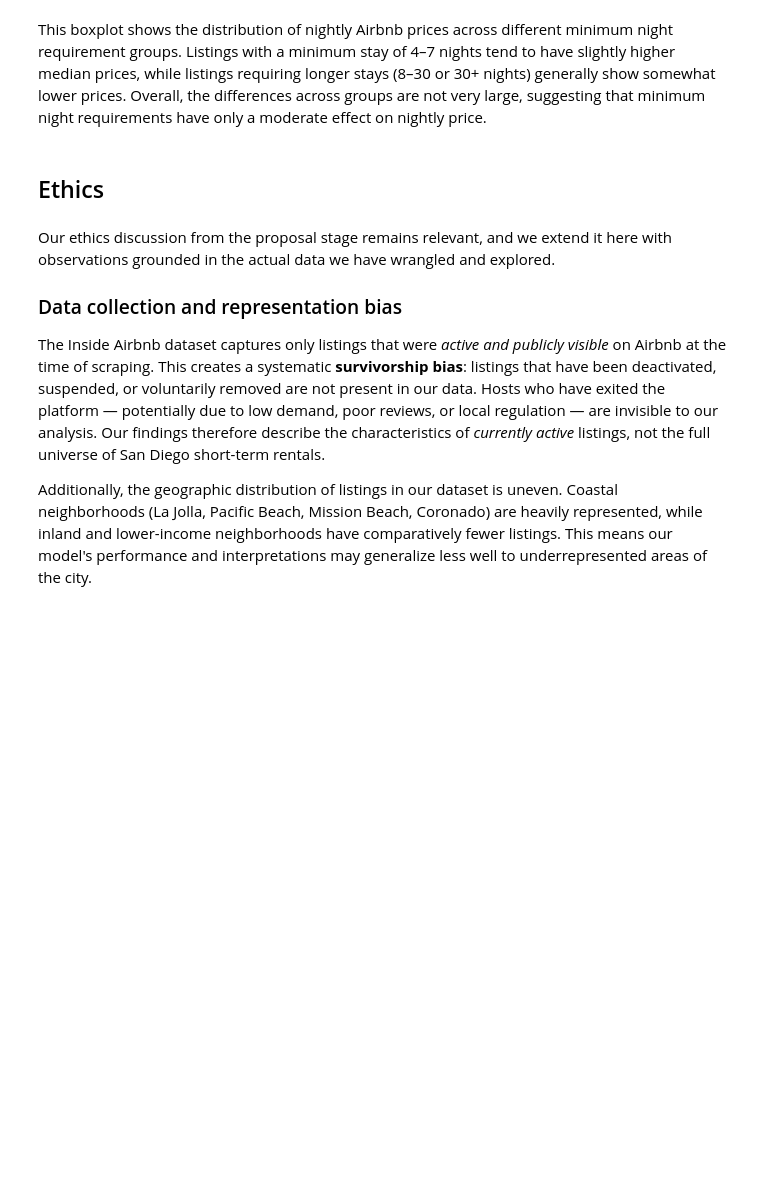
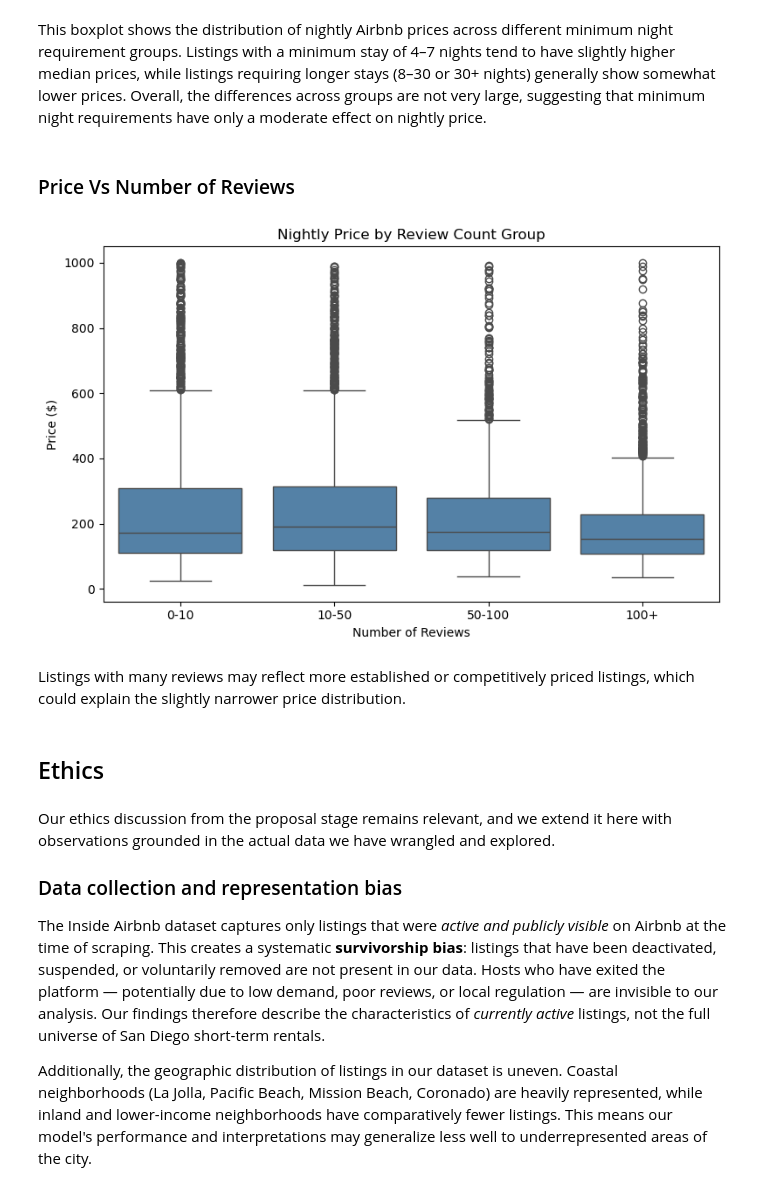
Before and after one commit to COGS108/Group082_WI26, a Jupyter notebook: 02-EDACheckpoint.ipynb, the cells around one changed output. Drawn from its saved outputs; the diff is of its cells as text; code cells hidden in the pictures; blank space fills up the shorter version.

```diff
--- a/02-EDACheckpoint.ipynb
+++ b/02-EDACheckpoint.ipynb
@@ -608,5 +656,34 @@ See the caveats in the documentation: https://pandas.pydata.org/pandas-docs/stab
 # %% [markdown]
 This boxplot shows the distribution of nightly Airbnb prices across different minimum night requirement groups. Listings with a minimum stay of 4–7 nights tend to have slightly higher median prices, while listings requiring longer stays (8–30 or 30+ nights) generally show somewhat lower prices. Overall, the differences across groups are not very large, suggesting that minimum night requirements have only a moderate effect on nightly price.
+# %% [markdown]
+###  Price Vs Number of Reviews
+# %%
+filtered = listings[listings['price_num'] <= 1000].copy()
+filtered['review_group'] = pd.cut(
+    filtered['number_of_reviews'],
+    bins=[0,10,50,100,2000],
+    labels=['0-10','10-50','50-100','100+']
+)
+
+plt.figure(figsize=(8,5))
+
+sns.boxplot(
+    data=filtered,
+    x='review_group',
+    y='price_num',
+    color='steelblue'
+)
+
+plt.title("Nightly Price by Review Count Group")
+plt.xlabel("Number of Reviews")
+plt.ylabel("Price ($)")
+
+plt.tight_layout()
+plt.show()
+# %% [output]
+[figure, added]
+# %% [markdown]
+Listings with many reviews may reflect more established or competitively priced listings, which could explain the slightly narrower price distribution.
 # %% [markdown]
 ## Ethics
 # %% [markdown]
```
Also changed, not shown: parts of 7 cells of this notebook.
